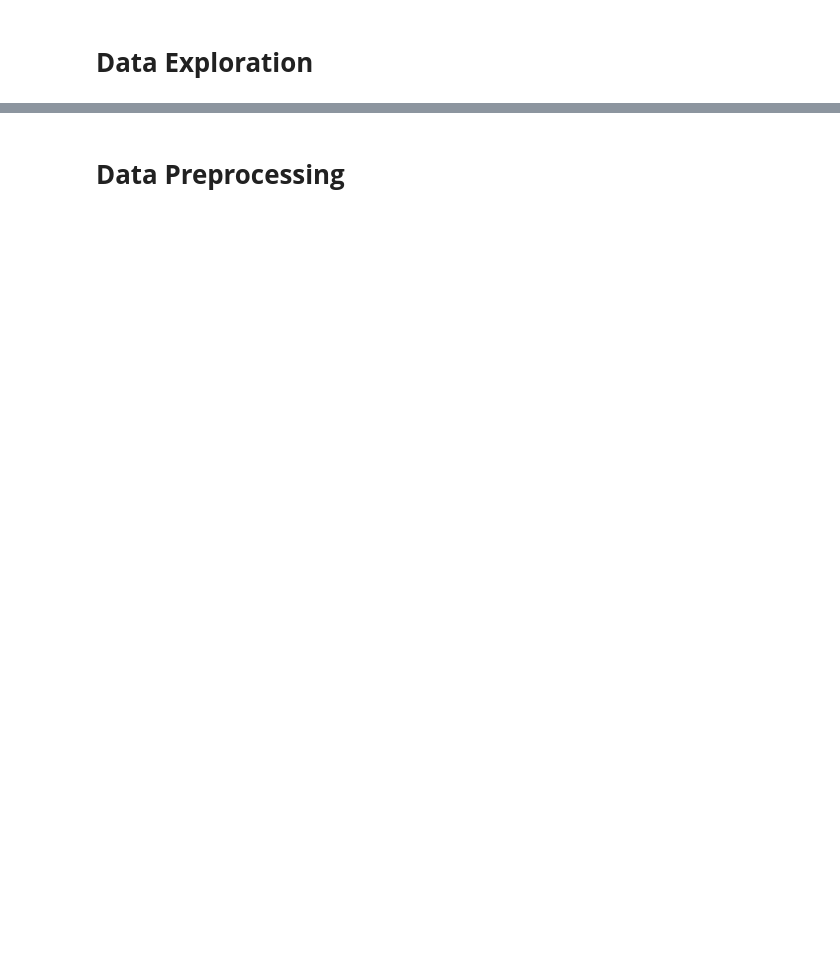
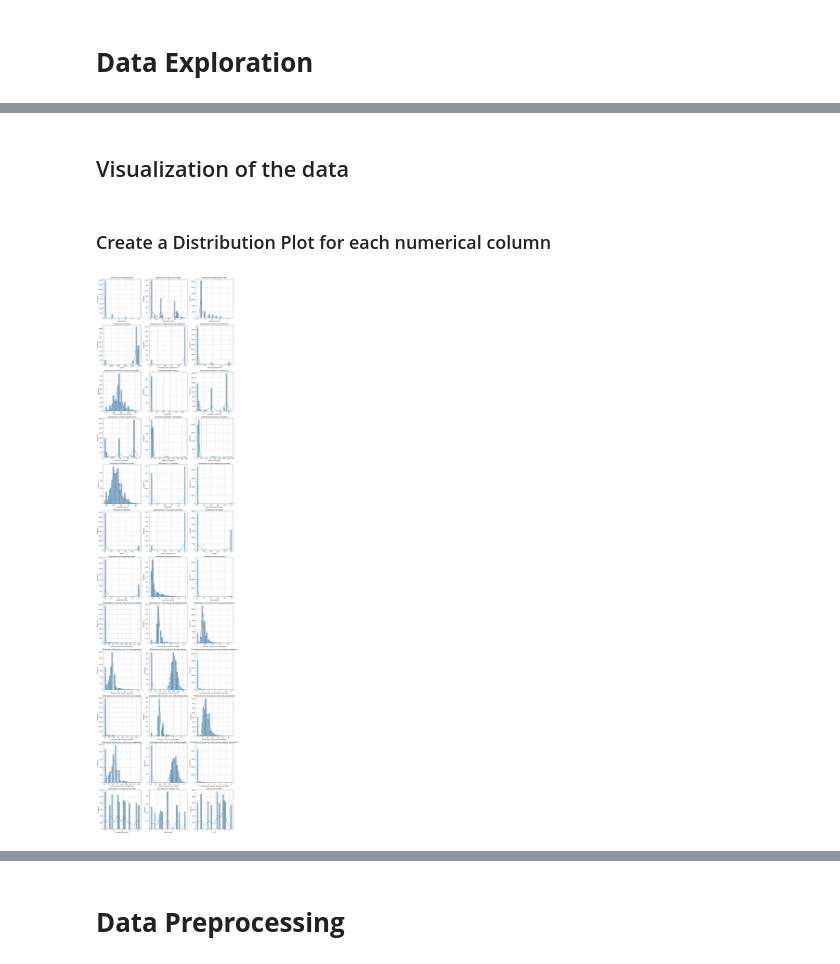
Before and after one commit to junyao0525/dm-ass, a Jupyter notebook: notebooks/main.ipynb, the cells around one changed output, grey strips where cells are left out. Drawn from its saved outputs; the diff is of its cells as text; code cells hidden in the pictures; blank space fills up the shorter version.

Commit message:
feat: data mining assignment

```diff
--- a/notebooks/main.ipynb
+++ b/notebooks/main.ipynb
@@ -49,7 +64 @@ Suggested Job Role                          object
 dtype: object
-# %%
-# rename columns
-
-df.rename(columns = {'Acedamic percentage in Operating Systems': 'Percentage in Operating Systems'}, inplace = True)
-
-df.rename(columns = {'percentage in Algorithms': 'Percentage in Algorithms'}, inplace = True)
@@ -252,0 +93,4 @@ Name: count, dtype: int64
+# %%
+df.columns = df.columns.str.replace('\t', '', regex=True)
+
+df.dtypes
@@ -252,0 +144,6 @@ Name: count, dtype: int64
+# %%
+#check values of each categorical attribute
+cat_attributes = df.select_dtypes(['object']).columns
+for i in cat_attributes:
+  values = df[i].unique().tolist()
+  print(i,': ',values)
@@ -252,0 +154,4 @@ Name: count, dtype: int64
+# %%
+for i in df:
+  values = df[i].unique().tolist()
+  print(i,': ',values)
@@ -252,0 +176,31 @@ Name: count, dtype: int64
+# %% [markdown]
+## Visualization of the data
+# %% [markdown]
+### Create a Distribution Plot for each numerical column
+# %%
+# Step 1: Identify numerical columns
+numerical_columns = df.select_dtypes(['int64', 'float64']).columns
+
+# Step 2: Create a single figure with subplots for each numerical column
+num_columns = len(numerical_columns)
+fig, axes = plt.subplots(nrows=(num_columns // 3) + (num_columns % 3 > 0), ncols=3, figsize=(15, 5 * ((num_columns // 3) + (num_columns % 3 > 0))))
+
+# Flatten the axes array for easy iteration
+axes = axes.flatten()
+
+# Create a distribution plot for each numerical column
+for i, column in enumerate(numerical_columns):
+    sns.histplot(df[column], kde=True, bins=30, ax=axes[i])  # Use the corresponding subplot axis
+    axes[i].set_title(f'Distribution of {column}')
+    axes[i].set_xlabel(column)
+    axes[i].set_ylabel('Frequency')
+    axes[i].grid()
+
+# Remove any empty subplots
+for j in range(i + 1, len(axes)):
+    fig.delaxes(axes[j])
+
+plt.tight_layout()  # Adjust layout to prevent overlap
+plt.show()
+# %% [output]
+[figure, added]
```
Also changed, not shown: parts of 94 cells of this notebook.
